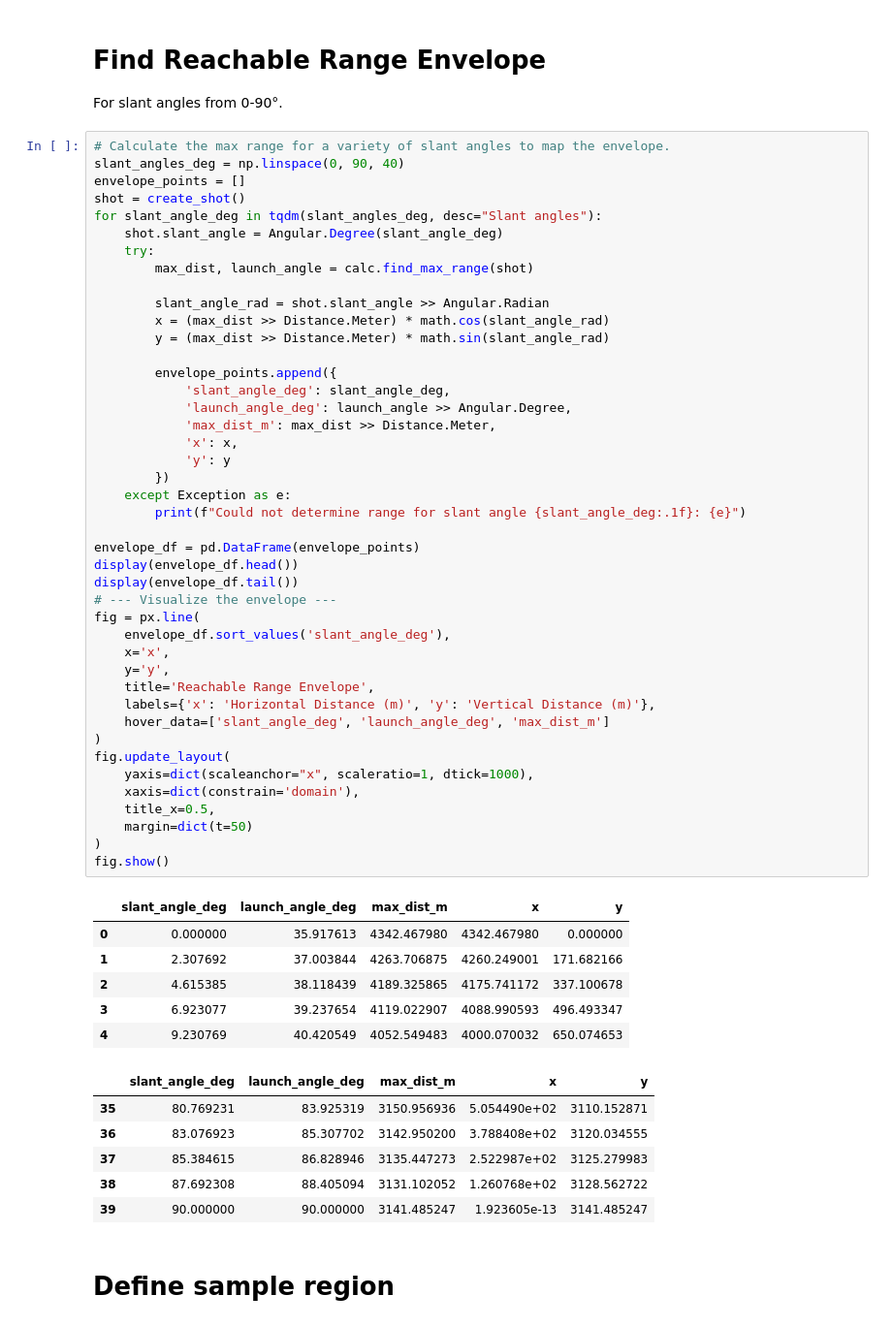
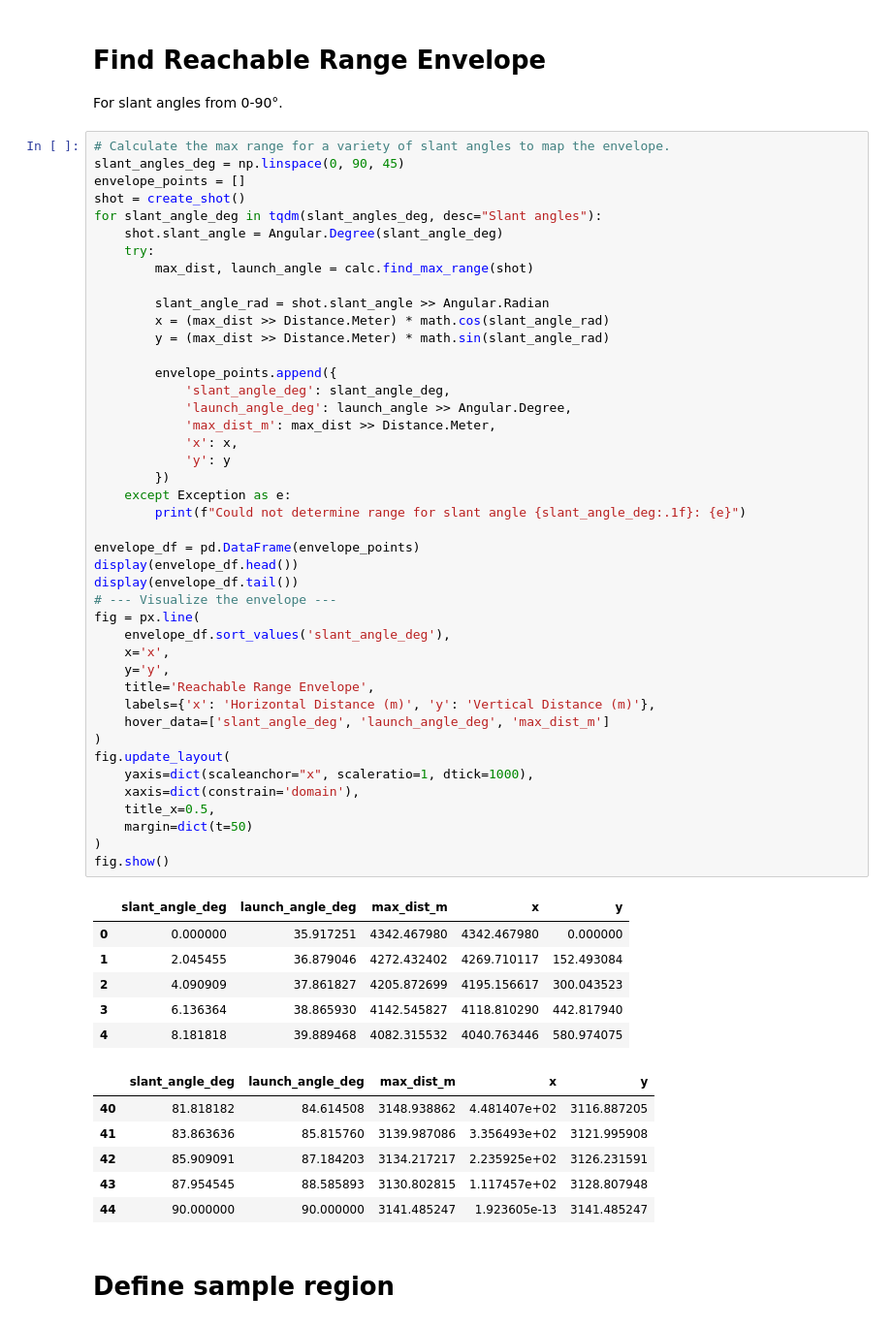
Before and after one commit to o-murphy/py-ballisticcalc, a Jupyter notebook: examples/ZeroStudy.ipynb, the cells around one changed output. Shown at 97% size. Saved outputs shown, nothing was run; the diff lists cells and outputs as text.

```diff
--- a/examples/ZeroStudy.ipynb
+++ b/examples/ZeroStudy.ipynb
@@ -72,7 +72,7 @@ assert abs(slant_zero.slant_height.raw_value) < 1e-6
 For slant angles from 0-90°.
 # %%
 # Calculate the max range for a variety of slant angles to map the envelope.
-slant_angles_deg = np.linspace(0, 90, 40)
+slant_angles_deg = np.linspace(0, 90, 45)
 envelope_points = []
 shot = create_shot()
 for slant_angle_deg in tqdm(slant_angles_deg, desc="Slant angles"):
@@ -89,43 +89,43 @@ for slant_angle_deg in tqdm(slant_angles_deg, desc="Slant angles"):
             'launch_angle_deg': launch_angle >> Angular.Degree,
             'max_dist_m': max_dist >> Distance.Meter,
             'x': x,
             'y': y
         })
     except Exception as e:
         print(f"Could not determine range for slant angle {slant_angle_deg:.1f}: {e}")
 
 envelope_df = pd.DataFrame(envelope_points)
 display(envelope_df.head())
 display(envelope_df.tail())
 # --- Visualize the envelope ---
 fig = px.line(
     envelope_df.sort_values('slant_angle_deg'),
     x='x',
     y='y',
     title='Reachable Range Envelope',
     labels={'x': 'Horizontal Distance (m)', 'y': 'Vertical Distance (m)'},
     hover_data=['slant_angle_deg', 'launch_angle_deg', 'max_dist_m']
 )
 fig.update_layout(
     yaxis=dict(scaleanchor="x", scaleratio=1, dtick=1000),
     xaxis=dict(constrain='domain'),
     title_x=0.5,
     margin=dict(t=50)
 )
 fig.show()
 # %% [output]
 |  | slant_angle_deg | launch_angle_deg | max_dist_m | x | y |
-| 0 | 0.000000 | 35.917613 | 4342.467980 | 4342.467980 | 0.000000 |
-| 1 | 2.307692 | 37.003844 | 4263.706875 | 4260.249001 | 171.682166 |
-| 2 | 4.615385 | 38.118439 | 4189.325865 | 4175.741172 | 337.100678 |
-| 3 | 6.923077 | 39.237654 | 4119.022907 | 4088.990593 | 496.493347 |
-| 4 | 9.230769 | 40.420549 | 4052.549483 | 4000.070032 | 650.074653 |
+| 0 | 0.000000 | 35.917251 | 4342.467980 | 4342.467980 | 0.000000 |
+| 1 | 2.045455 | 36.879046 | 4272.432402 | 4269.710117 | 152.493084 |
+| 2 | 4.090909 | 37.861827 | 4205.872699 | 4195.156617 | 300.043523 |
+| 3 | 6.136364 | 38.865930 | 4142.545827 | 4118.810290 | 442.817940 |
+| 4 | 8.181818 | 39.889468 | 4082.315532 | 4040.763446 | 580.974075 |
 |  | slant_angle_deg | launch_angle_deg | max_dist_m | x | y |
-| 35 | 80.769231 | 83.925319 | 3150.956936 | 5.054490e+02 | 3110.152871 |
-| 36 | 83.076923 | 85.307702 | 3142.950200 | 3.788408e+02 | 3120.034555 |
-| 37 | 85.384615 | 86.828946 | 3135.447273 | 2.522987e+02 | 3125.279983 |
-| 38 | 87.692308 | 88.405094 | 3131.102052 | 1.260768e+02 | 3128.562722 |
-| 39 | 90.000000 | 90.000000 | 3141.485247 | 1.923605e-13 | 3141.485247 |
+| 40 | 81.818182 | 84.614508 | 3148.938862 | 4.481407e+02 | 3116.887205 |
+| 41 | 83.863636 | 85.815760 | 3139.987086 | 3.356493e+02 | 3121.995908 |
+| 42 | 85.909091 | 87.184203 | 3134.217217 | 2.235925e+02 | 3126.231591 |
+| 43 | 87.954545 | 88.585893 | 3130.802815 | 1.117457e+02 | 3128.807948 |
+| 44 | 90.000000 | 90.000000 | 3141.485247 | 1.923605e-13 | 3141.485247 |
 # %% [markdown]
 # Define sample region
 # %%
```
Also changed, not shown: parts of 13 cells of this notebook.
